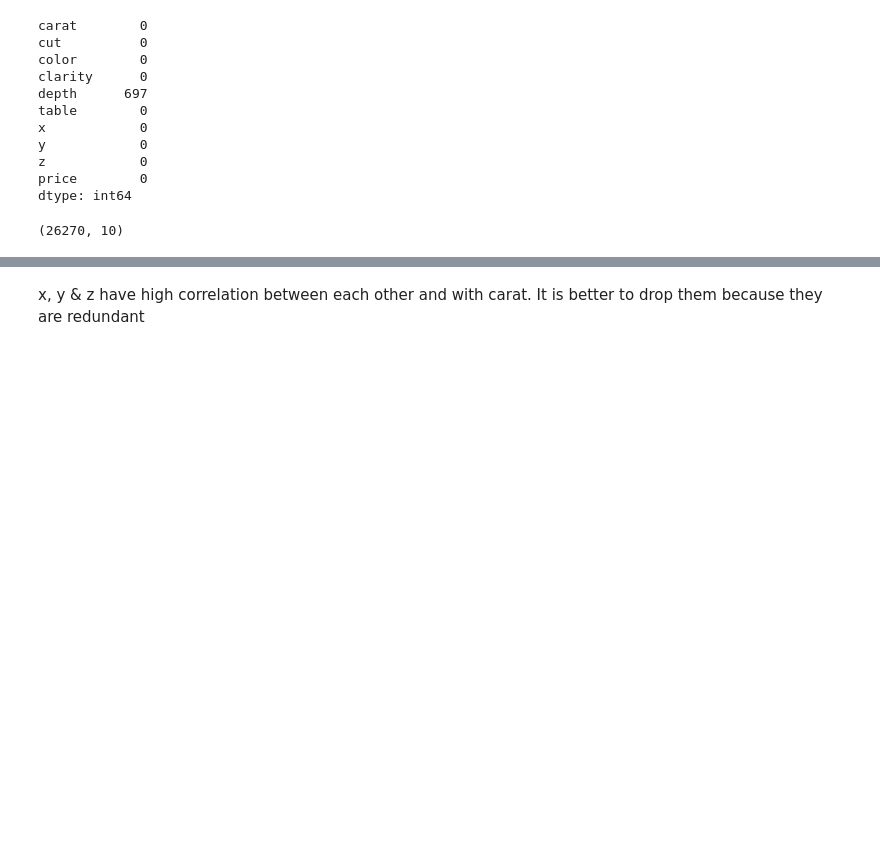
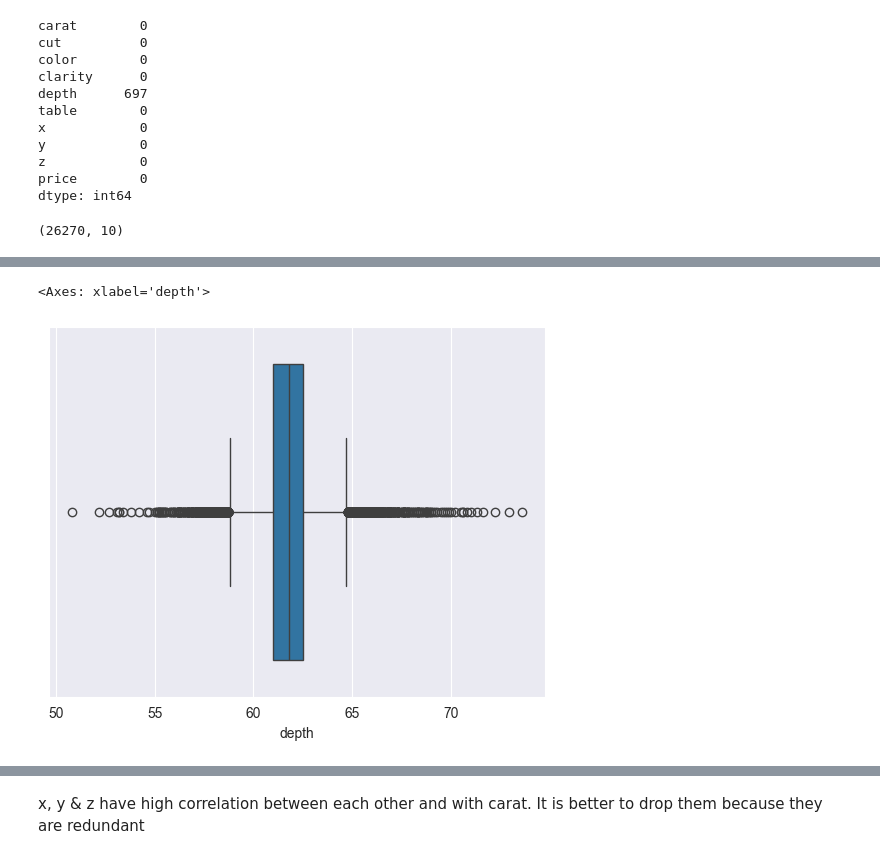
Before and after one commit to lurapozo/gem_prediction, a Jupyter notebook: notebooks/gem_ML.ipynb, the cells around one changed output, grey strips where cells are left out. Cells and saved outputs as stored; diff of their text form; code cells hidden in the pictures; blank space fills up the shorter version.

```diff
--- a/notebooks/gem_ML.ipynb
+++ b/notebooks/gem_ML.ipynb
@@ -43,0 +61,5 @@ df.shape
+# %%
+sns.boxplot(df, x='depth')
+# %% [output]
+<Axes: xlabel='depth'>
+[figure, added]
```
Also changed, not shown: parts of 29 cells of this notebook, 11 other files.
